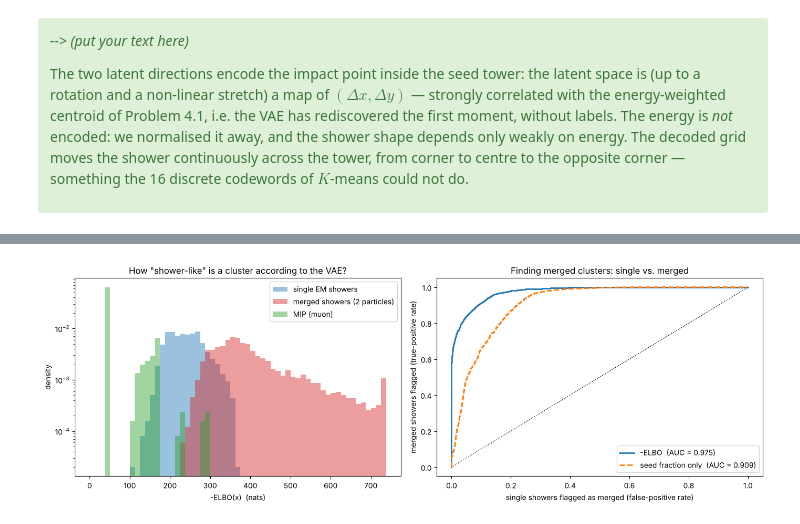
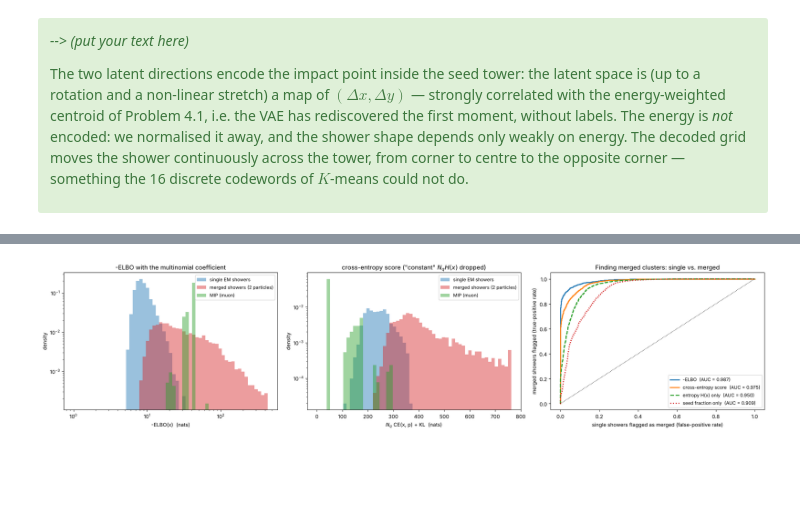
Before and after one commit to dowlingwong/EMCal_exercise, a Jupyter notebook: notebooks/exercise03/Exercise03_Solutions.ipynb, the cells around one changed output, grey strips where cells are left out. Drawn from its saved outputs; the diff is of its cells as text; code cells hidden in the pictures; blank space fills up the shorter version.

```diff
--- a/notebooks/exercise03/Exercise03_Solutions.ipynb
+++ b/notebooks/exercise03/Exercise03_Solutions.ipynb
@@ -2396,6 +2539,11 @@ KL(N(0,1) || N(0,1)) = [0.] (expected [0])
 The VAE itself is provided. Read through `loss_and_grads`: it is the chain rule applied to
 encoder $\to$ reparametrisation $\to$ decoder $\to$ loss, and it uses your three functions.
 # %%
+def entropy(x):
+    '''H(x) = -sum_j x_j log x_j per shower (0 log 0 = 0).'''
+    return -np.sum(np.where(x > 0, x * np.log(np.clip(x, 1e-300, None)), 0.0), axis=1)
+
+
 class ShowerVAE:
     '''A tiny VAE in NumPy: x -> [tanh] -> (mu, logvar) -> z -> [tanh] -> softmax(logits) = p.'''
 
@@ -2433,7 +2581,8 @@ class ShowerVAE:
         eps = rng.standard_normal(mu.shape)
         z = reparametrize(mu, logvar, eps)
         logits, g = self.decode_logits(z)
-        rec, d_logits = reconstruction_loss(x, logits)
+        rec, d_logits = reconstruction_loss(x, logits)          # cross-entropy: provides the gradient
+        rec = rec - entropy(x)                                  # D_KL(x || p): same gradient, = 0 for a perfect reconstruction
         kl, d_mu_kl, d_lv_kl = kl_divergence(mu, logvar)
         loss = np.mean(n_quanta * rec + kl)
 
@@ -2461,7 +2610,8 @@ class ShowerVAE:
 
     # ---------- evaluation ----------
     def negative_elbo(self, x, n_quanta, n_samples=10, seed=0):
-        '''Monte-Carlo estimate of -ELBO per shower (lower = more "shower-like").'''
+        '''Monte-Carlo estimate of -ELBO per shower (lower = more "shower-like"), including the multinomial
+        coefficient (Stirling): N_q KL(x || p(z)) + KL(q(z|x) || p(z)).'''
         rng = np.random.default_rng(seed)
         mu, logvar, _ = self.encode(x)
         kl = kl_divergence(mu, logvar)[0]
@@ -2469,7 +2619,7 @@ class ShowerVAE:
         for _ in range(n_samples):
             z = reparametrize(mu, logvar, rng.standard_normal(mu.shape))
             rec += reconstruction_loss(x, self.decode_logits(z)[0])[0] / n_samples
-        return n_quanta * rec + kl
+        return n_quanta * (rec - entropy(x)) + kl
 
 
 def train_vae(vae, X_train, X_valid, n_quanta, epochs=40, batch_size=128, lr=2e-3, seed=0):
@@ -2587,7 +2786,7 @@ n_gen = 4000
 def multinomial_images(P, n_quanta, rng):
     return np.array([rng.multinomial(n_quanta, p / p.sum()) for p in P]) / n_quanta
 
-gen_km = km16.cluster_centers_[rng_gen.integers(0, K_code, n_gen)]
+gen_km = multinomial_images(cb16.cluster_centers_[rng_gen.integers(0, K_code, n_gen)], N_Q, rng_gen)   # z uniform, x ~ Mult(N_q, mu_z)
 gen_vae = multinomial_images(vae.decode(rng_gen.standard_normal((n_gen, 2))), N_Q, rng_gen)
 ref = multinomial_images(X_val_flat, N_Q, rng_gen)   # same measurement precision for a fair comparison
 
@@ -2609,7 +2808,7 @@ for ax, f, xlabel, bins in [(axes[0], seed_fraction, 'energy fraction in seed to
                             (axes[1], shower_width, 'energy-weighted width (cm)', np.linspace(0, 4, 41))]:
     ax.hist(f(ref), bins=bins, density=True, color='lightgray', label='simulated showers')
     ax.hist(f(gen_vae), bins=bins, density=True, histtype='step', lw=2, color='C0', label='VAE samples')
-    ax.hist(f(gen_km), bins=bins, density=True, histtype='step', lw=2, color='C3', label='K-means codebook samples')
+    ax.hist(f(gen_km), bins=bins, density=True, histtype='step', lw=2, color='C3', label='codebook samples (K = 16)')
     ax.set_xlabel(xlabel)
     ax.set_ylabel('density')
     ax.legend()
@@ -2637,35 +2844,52 @@ The VAE samples follow the continuous distributions of the simulated showers wel
 # %%
 from sklearn.metrics import roc_curve, roc_auc_score
 
 X_merged, _ = ex3.make_shower_images(4000, size=SIZE, kind='merged', random_seed=4)
 X_mip, _ = ex3.make_shower_images(1000, size=SIZE, kind='mip', random_seed=5)
-nelbo = {'single EM showers': vae.negative_elbo(X_val_flat, N_Q),
-         'merged showers (2 particles)': vae.negative_elbo(X_merged.reshape(len(X_merged), -1), N_Q),
-         'MIP (muon)': vae.negative_elbo(X_mip.reshape(len(X_mip), -1), N_Q)}
+samples = {'single EM showers': X_val_flat,
+           'merged showers (2 particles)': X_merged.reshape(len(X_merged), -1),
+           'MIP (muon)': X_mip.reshape(len(X_mip), -1)}
+nelbo = {name: vae.negative_elbo(X_, N_Q) for name, X_ in samples.items()}           # N_q KL(x||p) + KL(q||p(z))
+nelbo_ce = {name: nelbo[name] + N_Q * entropy(X_) for name, X_ in samples.items()}   # 'constant' N_q H(x) dropped
 
-fig, axes = plt.subplots(1, 2, figsize=(14, 4.8))
-bins = np.linspace(0, np.percentile(nelbo['merged showers (2 particles)'], 99), 60)
-for (name, v), col in zip(nelbo.items(), ['C0', 'C3', 'C2']):
-    axes[0].hist(np.clip(v, bins[0], bins[-1]), bins=bins, density=True, histtype='stepfilled', alpha=0.45, color=col, label=name)
+fig, axes = plt.subplots(1, 3, figsize=(20, 4.8))
+for ax, scores, bins, title in [
+        (axes[0], nelbo, np.logspace(0, np.log10(np.percentile(nelbo['merged showers (2 particles)'], 99.5)), 60),
+         '-ELBO with the multinomial coefficient'),
+        (axes[1], nelbo_ce, np.linspace(0, np.percentile(nelbo_ce['merged showers (2 particles)'], 99.5), 60),
+         'cross-entropy score ("constant" $N_q H(x)$ dropped)')]:
+    for (name, v), col in zip(scores.items(), ['C0', 'C3', 'C2']):
+        ax.hist(np.clip(v, bins[0], bins[-1]), bins=bins, density=True, histtype='stepfilled', alpha=0.45, color=col, label=name)
+    ax.set_ylabel('density')
+    ax.set_yscale('log')
+    ax.set_title(title)
+    ax.legend(fontsize=9)
+axes[0].set_xscale('log')
 axes[0].set_xlabel('-ELBO(x)  (nats)')
-axes[0].set_ylabel('density')
-axes[0].set_yscale('log')
-axes[0].set_title('How "shower-like" is a cluster according to the VAE?')
-axes[0].legend()
+axes[1].set_xlabel('$N_q$ CE(x, p) + KL  (nats)')
 
-y = np.r_[np.zeros(len(nelbo['single EM showers'])), np.ones(len(nelbo['merged showers (2 particles)']))]
-s = np.r_[nelbo['single EM showers'], nelbo['merged showers (2 particles)']]
-fpr, tpr, _ = roc_curve(y, s)
-axes[1].plot(fpr, tpr, lw=2, label=f'-ELBO  (AUC = {roc_auc_score(y, s):.3f})')
-s_seed = -np.r_[seed_fraction(X_val_flat), seed_fraction(X_merged.reshape(len(X_merged), -1))]
-fpr2, tpr2, _ = roc_curve(y, s_seed)
-axes[1].plot(fpr2, tpr2, lw=2, ls='--', label=f'seed fraction only  (AUC = {roc_auc_score(y, s_seed):.3f})')
-axes[1].plot([0, 1], [0, 1], 'k:', lw=1)
-axes[1].set_xlabel('single showers flagged as merged (false-positive rate)')
-axes[1].set_ylabel('merged showers flagged (true-positive rate)')
-axes[1].set_title('Finding merged clusters: single vs. merged')
-axes[1].legend()
+single, merged = samples['single EM showers'], samples['merged showers (2 particles)']
+y = np.r_[np.zeros(len(single)), np.ones(len(merged))]
+roc_scores = {'-ELBO': np.r_[nelbo['single EM showers'], nelbo['merged showers (2 particles)']],
+              'cross-entropy score': np.r_[nelbo_ce['single EM showers'], nelbo_ce['merged showers (2 particles)']],
+              'entropy H(x) only': np.r_[entropy(single), entropy(merged)],
+              'seed fraction only': -np.r_[seed_fraction(single), seed_fraction(merged)]}
+for (name, s_), ls in zip(roc_scores.items(), ['-', '-', '--', ':']):
+    fpr, tpr, _ = roc_curve(y, s_)
+    axes[2].plot(fpr, tpr, lw=2, ls=ls, label=f'{name}  (AUC = {roc_auc_score(y, s_):.3f})')
+axes[2].plot([0, 1], [0, 1], 'k:', lw=1)
+axes[2].set_xlabel('single showers flagged as merged (false-positive rate)')
+axes[2].set_ylabel('merged showers flagged (true-positive rate)')
+axes[2].set_title('Finding merged clusters: single vs. merged')
+axes[2].legend(fontsize=9)
 plt.tight_layout()
 plt.show()
+
+print(f'{"":30s} {"median -ELBO":>13s} {"median CE score":>16s} {"median N_q H(x)":>16s}')
+for name, X_ in samples.items():
+    print(f'{name:30s} {np.median(nelbo[name]):13.1f} {np.median(nelbo_ce[name]):16.1f} {np.median(N_Q * entropy(X_)):16.1f}')
+y_mip = np.r_[np.zeros(len(single)), np.ones(len(samples['MIP (muon)']))]
+for name, sc in [('-ELBO', nelbo), ('cross-entropy score', nelbo_ce)]:
+    print(f'AUC single vs. MIP with {name:20s}: {roc_auc_score(y_mip, np.r_[sc["single EM showers"], sc["MIP (muon)"]]):.3f}')
 # %% [output]
-[figure, old version]
+[figure, new version]
```
Also changed, not shown: parts of 38 cells of this notebook, 6 other files.
